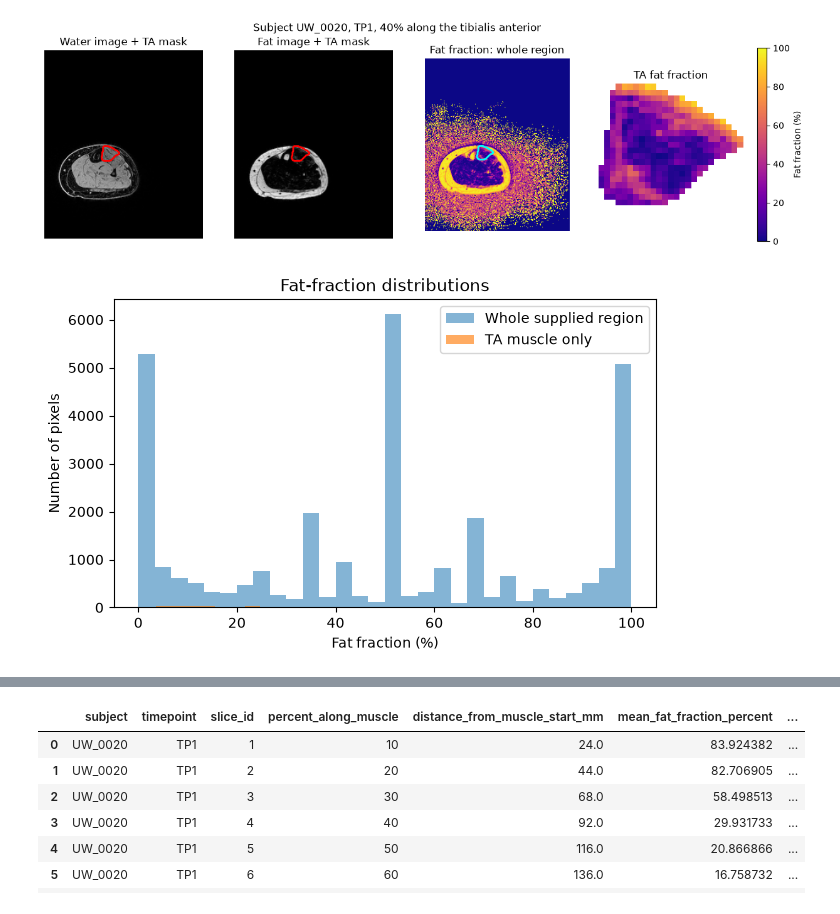
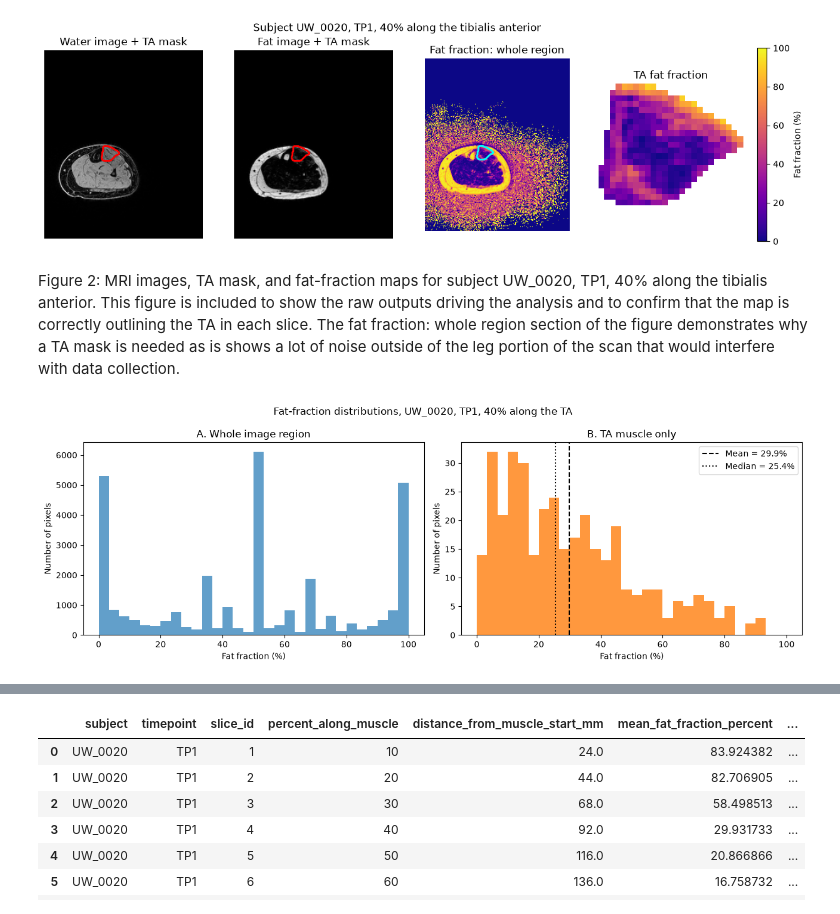
Before and after one commit to MalcolmEp/BME2315_Module2, a Jupyter notebook: FSHD_Module2_Project_Malcolm_Isaac.ipynb, the cells around one changed output, grey strips where cells are left out. Saved outputs shown, nothing was run; the diff lists cells and outputs as text; code cells hidden in the pictures.

```diff
--- a/FSHD_Module2_Project_Malcolm_Isaac.ipynb
+++ b/FSHD_Module2_Project_Malcolm_Isaac.ipynb
@@ -245,16 +245,31 @@ fig.suptitle("Subject UW_0020, TP1, 40% along the tibialis anterior")
 plt.show()
 # %% [output]
 [figure]
+# %% [markdown]
+Figure 2: MRI images, TA mask, and fat-fraction maps for subject UW_0020, TP1, 40% along the tibialis anterior. This figure is included to show the raw outputs driving the analysis and to confirm that the map is correctly outlining the TA in each slice. The fat fraction: whole region section of the figure demonstrates why a TA mask is needed as is shows a lot of noise outside of the leg portion of the scan that would interfere with data collection.
 # %%
-# 5. Create fat-fraction distribution histogram
+# 5. Create fat-fraction distribution histogram, whole image region vs TA muscle only
 
-plt.figure(figsize=(7, 4))
-plt.hist(whole_image_values, bins=30, alpha=0.55, label="Whole supplied region")
-plt.hist(muscle_values, bins=30, alpha=0.65, label="TA muscle only")
-plt.xlabel("Fat fraction (%)")
-plt.ylabel("Number of pixels")
-plt.title("Fat-fraction distributions")
-plt.legend()
+bins = np.linspace(0, 100, 31)
+fig, axes = plt.subplots(1, 2, figsize=(13, 4.5))
+
+axes[0].hist(whole_image_values, bins=bins, color="tab:blue", alpha=0.7)
+axes[0].set_title("A. Whole image region")
+axes[0].set_xlabel("Fat fraction (%)")
+axes[0].set_ylabel("Number of pixels")
+
+axes[1].hist(muscle_values, bins=bins, color="tab:orange", alpha=0.8)
+axes[1].axvline(np.mean(muscle_values), color="k", linestyle="--",
+label=f"Mean = {np.mean(muscle_values):.1f}%")
+axes[1].axvline(np.median(muscle_values), color="k", linestyle=":",
+label=f"Median = {np.median(muscle_values):.1f}%")
+axes[1].set_title("B. TA muscle only")
+axes[1].set_xlabel("Fat fraction (%)")
+axes[1].set_ylabel("Number of pixels")
+axes[1].legend()
+
+fig.suptitle("Fat-fraction distributions, UW_0020, TP1, 40% along the TA")
+plt.tight_layout()
 plt.show()
 # %% [output]
-[figure, old version]
+[figure, new version]
```
Also changed, not shown: parts of 5 cells of this notebook.
